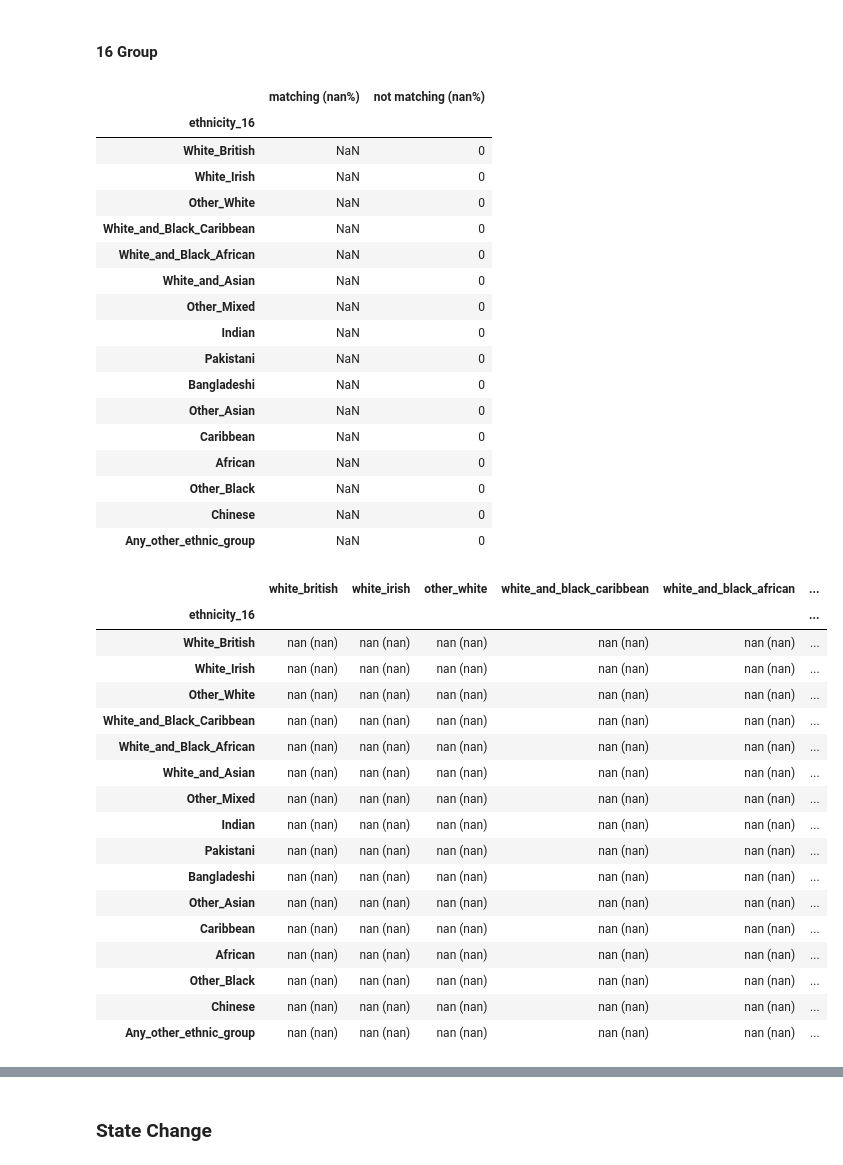
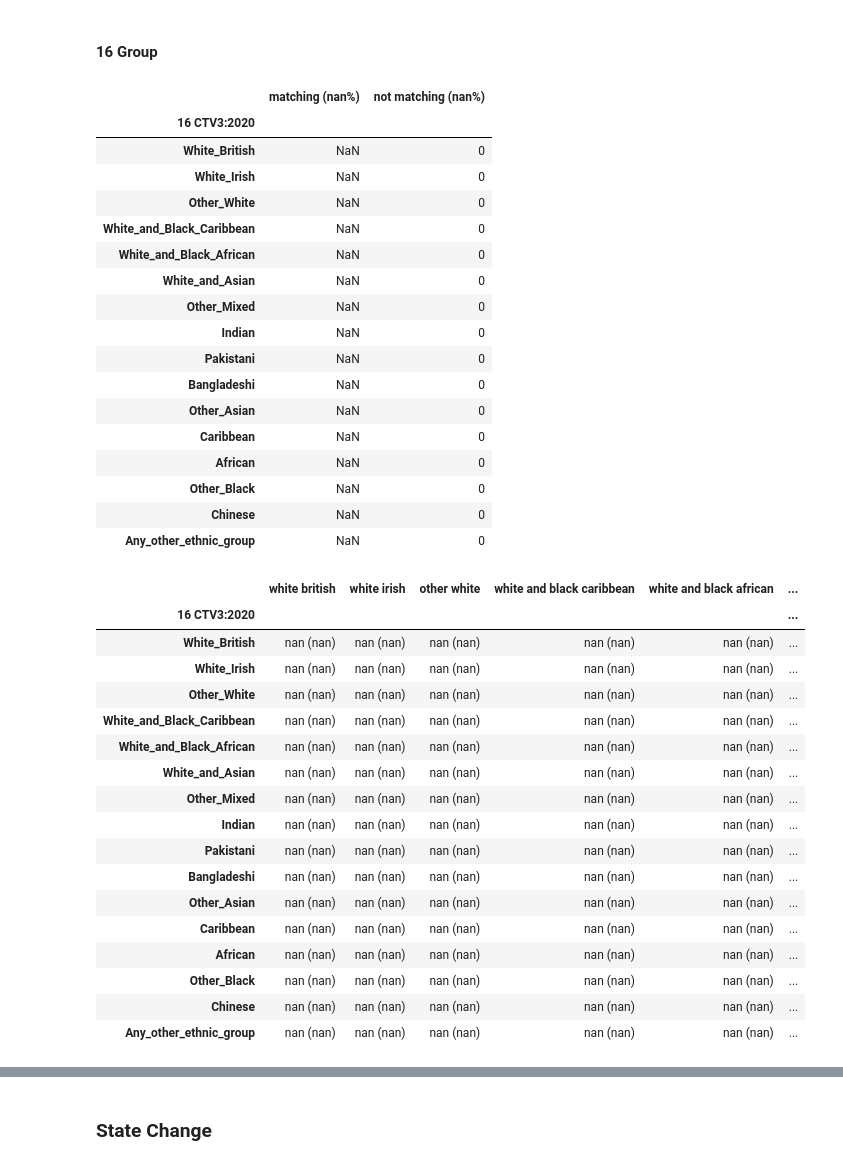
Before and after one commit to opensafely/ethnicity-short-data-report, a Jupyter notebook: notebooks_jupyter/local_report_ethnicity.ipynb, the cells around one changed output, grey strips where cells are left out. Drawn from its saved outputs; the diff is of its cells as text; code cells hidden in the pictures.

```diff
--- a/notebooks_jupyter/local_report_ethnicity.ipynb
+++ b/notebooks_jupyter/local_report_ethnicity.ipynb
@@ -228,6 +231,15 @@ code_dict_16 = {
         16: "Any_other_ethnic_group",
     },
 }
+
+definition_dict = {
+        "ethnicity_new_5": "5 SNOMED:2022",
+        "ethnicity_primis_5": "5 PRIMIS:2021",
+        "ethnicity_5": "5 CTV3:2020",
+        "ethnicity_new_16": "16 SNOMED:2022",
+        "ethnicity_primis_16": "16 PRIMIS:2021",
+        "ethnicity_16": "16 CTV3:2020",
+}
 # %% [markdown]
 ## Results
 # %% [markdown]
@@ -338,6 +395,7 @@ Overall 98% of the latest 6 group ethnicity matched the most frequent 6 group et
 # %%
 for definition in definitions_5:
         df_sum = pd.read_csv(f'../output/{output_path_5}/simple_latest_common_{definition}{suffix}_registered.csv').set_index(definition)
+        globals()[f'df_sum_{definition}'] = df_sum
         # sort rows by category index
         df_sum.columns = df_sum.columns.str.replace(definition + "_", "")
         df_sum.columns = df_sum.columns.str.lower()
@@ -357,6 +415,9 @@ for definition in definitions_5:
         df_out = df_counts.merge(df_diag, right_index=True, left_index=True)
         columns=round(df_out.sum()/df_out.sum(axis=1).sum()*100,1)
         df_out.columns=[f"matching ({columns[0]}%)",f"not matching ({columns[1]}%)"]
+        df_out = df_out.reset_index()
+        df_out = df_out.rename(definition_dict, axis='columns')
+        df_out = df_out.set_index(definition_dict[definition])
         display(df_out)
 
         if code_dict_5 != "":
@@ -379,7 +440,9 @@ for definition in definitions_5:
                     + ")"
                 )
         df_sum = df_sum[lowerlist_5]
-
+        df_sum = df_sum.reset_index()
+        df_sum = df_sum.rename(definition_dict, axis='columns')
+        df_sum = df_sum.set_index(definition_dict[definition])
         display(df_sum)
     # df_expanded = pd.read_csv(f'../output/{output_path}/tables/latest_common_expanded_{definition}.csv').set_index(definition)
 
@@ -432,6 +502,7 @@ for definition in definitions_5:
 # %%
 for definition in definitions_16:
         df_sum = pd.read_csv(f'../output/{output_path_16}/simple_latest_common_{definition}{suffix}_registered.csv').set_index(definition)
+        globals()[f'df_sum_{definition}'] = df_sum
         # sort rows by category index
         df_sum.columns = df_sum.columns.str.replace(definition + "_", "")
         df_sum.columns = df_sum.columns.str.lower()
@@ -451,6 +522,9 @@ for definition in definitions_16:
         df_out = df_counts.merge(df_diag, right_index=True, left_index=True)
         columns=round(df_out.sum()/df_out.sum(axis=1).sum()*100,1)
         df_out.columns=[f"matching ({columns[0]}%)",f"not matching ({columns[1]}%)"]
+        df_out = df_out.reset_index()
+        df_out = df_out.rename(definition_dict, axis='columns')
+        df_out = df_out.set_index(definition_dict[definition])
         display(df_out)
 
         if code_dict_16 != "":
@@ -469,36 +543,41 @@ for definition in definitions_16:
             df_sum[item] = (
                     df_sum[item].apply(lambda x: "{:,.0f}".format(x))
                     + " ("
                     + df_sum[item + "_pct"].astype(str)
                     + ")"
                 )
         df_sum = df_sum[lowerlist_16]
+        df_sum = df_sum.reset_index()
+        df_sum = df_sum.rename(definition_dict, axis='columns')
+        df_sum = df_sum.set_index(definition_dict[definition])
+        df_sum.columns = df_sum.columns.str.replace("_", " ")
+
 
         display(df_sum)
     # df_expanded = pd.read_csv(f'../output/{output_path}/tables/latest_common_expanded_{definition}.csv').set_index(definition)
 
     # display(df_expanded)
 # %% [output]
 |  | matching (nan%) | not matching (nan%) |
-| ethnicity_16 |  |  |
+| 16 CTV3:2020 |  |  |
 | White_British | NaN | 0 |
 | White_Irish | NaN | 0 |
 | Other_White | NaN | 0 |
 | White_and_Black_Caribbean | NaN | 0 |
 | White_and_Black_African | NaN | 0 |
 | White_and_Asian | NaN | 0 |
 | Other_Mixed | NaN | 0 |
 | Indian | NaN | 0 |
 | Pakistani | NaN | 0 |
 | Bangladeshi | NaN | 0 |
 | Other_Asian | NaN | 0 |
 | Caribbean | NaN | 0 |
 | African | NaN | 0 |
 | Other_Black | NaN | 0 |
 | Chinese | NaN | 0 |
 | Any_other_ethnic_group | NaN | 0 |
-|  | white_british | white_irish | other_white | white_and_black_caribbean | white_and_black_african | ... |
-| ethnicity_16 |  |  |  |  |  | ... |
+|  | white british | white irish | other white | white and black caribbean | white and black african | ... |
+| 16 CTV3:2020 |  |  |  |  |  | ... |
 | White_British | nan (nan) | nan (nan) | nan (nan) | nan (nan) | nan (nan) | ... |
 | White_Irish | nan (nan) | nan (nan) | nan (nan) | nan (nan) | nan (nan) | ... |
 | Other_White | nan (nan) | nan (nan) | nan (nan) | nan (nan) | nan (nan) | ... |
```
Also changed, not shown: parts of 26 cells of this notebook, 2 other files.
